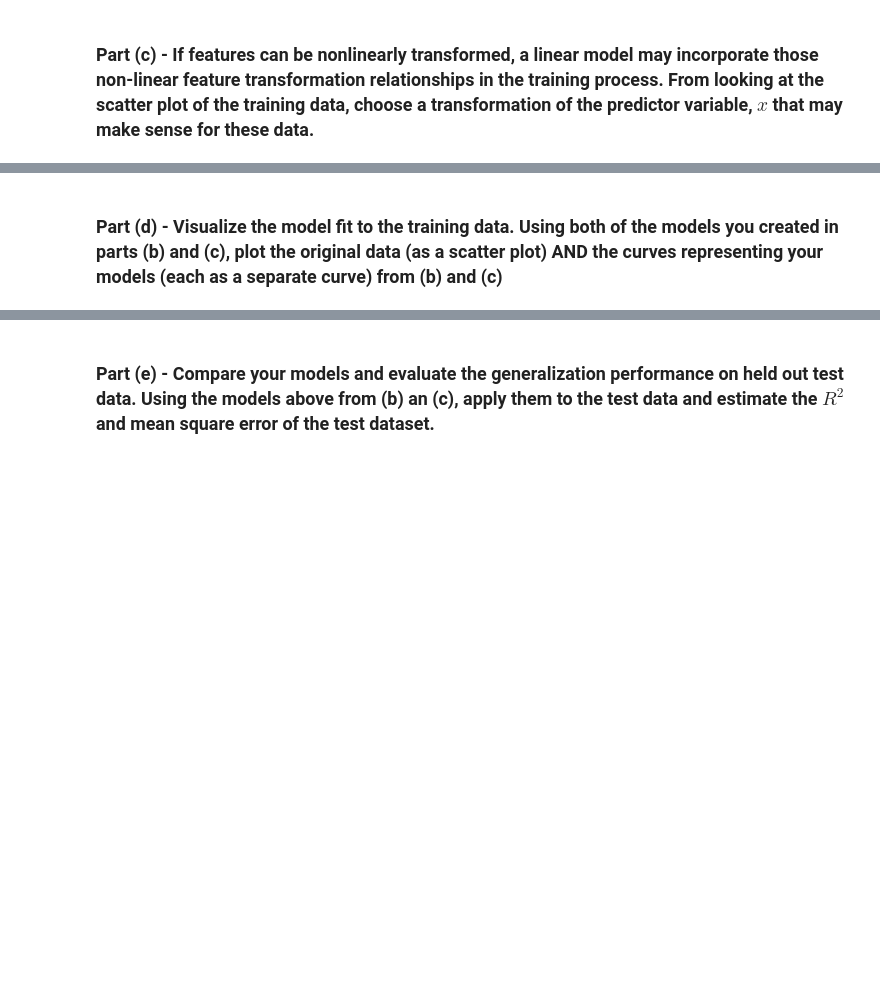
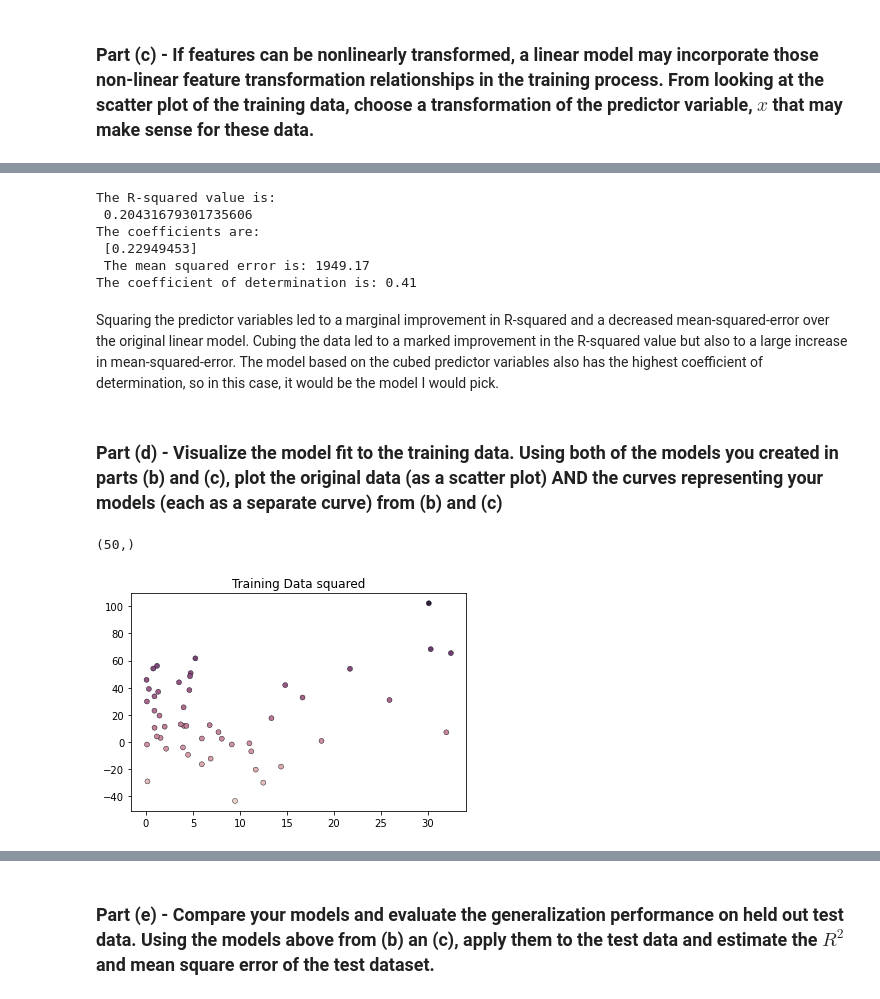
Before and after one commit to FR-Schwartz/ids705, a Jupyter notebook: assignments/Assignment_2_Fides Schwartz.ipynb, the cells around one changed output, grey strips where cells are left out. Cells and saved outputs as stored; diff of their text form; code cells hidden in the pictures; blank space fills up the shorter version.

```diff
--- a/assignments/Assignment_2_Fides Schwartz.ipynb
+++ b/assignments/Assignment_2_Fides Schwartz.ipynb
@@ -1109,0 +1117,4 @@ Squaring my x values as a transformation should be a good solution for this data
+# %%
+#Square the predictor variables
+x_train2 = np.square(x_train1)
+x_train2.shape
@@ -1110,2 +1153,44 @@ Squaring my x values as a transformation should be a good solution for this data
+# %%
+# Multiple linear regression model for the cubed training data
+
+reg2 = LinearRegression().fit(x_train3, y_train)
+#print("here1")
+#print(reg.intercept_)
+
+train_pred = reg2.predict(np.array(x_train3))
+# The R-squared value
+print("The R-squared value is: \n", reg2.score(x_train3, y_train))
+
+# The coefficients
+print("The coefficients are: \n", reg2.coef_)
+
+# The mean squared error
+print(" The mean squared error is: %.2f" % mean_squared_error(x_train3, train_pred))
+
+# The coefficient of determination:
+print("The coefficient of determination is: %.2f" % r2_score(x_train3, train_pred)) #1 is perfect prediction
+# %% [output]
+The R-squared value is:
+ 0.20431679301735606
+The coefficients are:
+ [0.22949453]
+ The mean squared error is: 1949.17
+The coefficient of determination is: 0.41
+# %% [markdown]
+Squaring the predictor variables led to a marginal improvement in R-squared and a decreased mean-squared-error over the original linear model. Cubing the data led to a marked improvement in the R-squared value but also to a large increase in mean-squared-error. The model based on the cubed predictor variables also has the highest coefficient of determination, so in this case, it would be the model I would pick.
 # %% [markdown]
 ### Part (d) - Visualize the model fit to the training data. Using both of the models you created in parts (b) and (c), plot the original data (as a scatter plot) AND the curves representing your models (each as a separate curve) from (b) and (c)
+# %%
+# turn into 1-dimensional array for seaborn
+x_train2s = x_train2.ravel()
+x_train2s.shape
+# %% [output]
+(50,)
+# %%
+# Plot the scatterplot of squared data
+sns.scatterplot(
+    x=x_train2s, y=y_train, hue=y_train, marker="o", s=25, edgecolor="k", legend=False
+).set_title("Training Data squared")
+plt.show()
+# %% [output]
+[figure, added]
```
Also changed, not shown: parts of 26 cells of this notebook.
